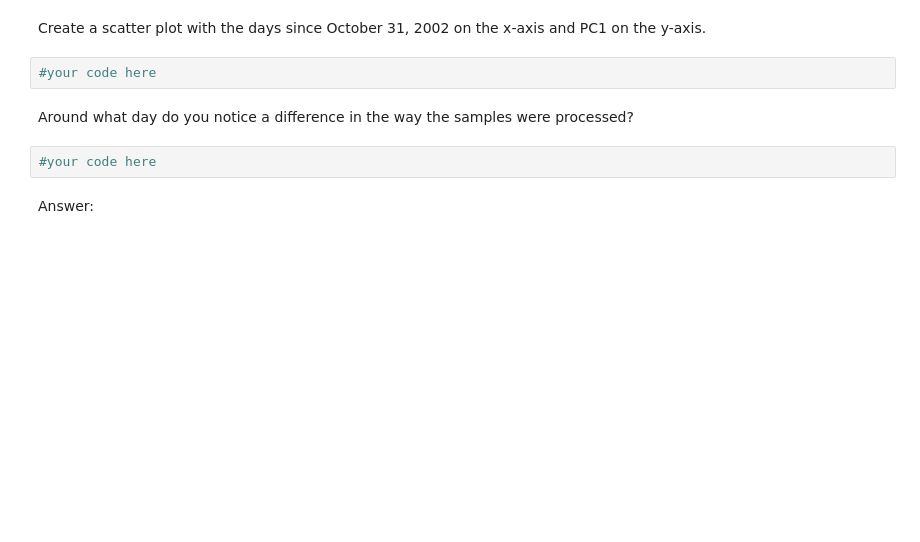
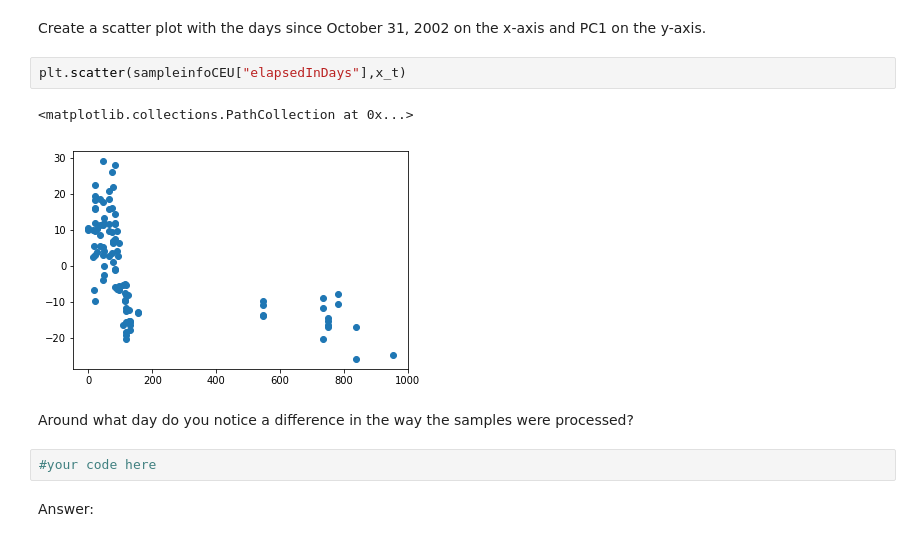
Before and after one commit to StevenDalderop/2014, a Jupyter notebook: homework/HW2.ipynb, the cells around one changed output. Saved outputs shown, nothing was run; the diff lists cells and outputs as text; blank space fills up the shorter version.

```diff
--- a/homework/HW2.ipynb
+++ b/homework/HW2.ipynb
@@ -219,7 +257,10 @@ Create a histogram using the values from PC1.  Use a bin size of 25.
 # %% [markdown]
 Create a scatter plot with the days since October 31, 2002 on the x-axis and PC1 on the y-axis.
-# %%
-#your code here
+# %%
+plt.scatter(sampleinfoCEU["elapsedInDays"],x_t)
+# %% [output]
+<matplotlib.collections.PathCollection at 0x...>
+[figure, added]
 # %% [markdown]
 Around what day do you notice a difference in the way the samples were processed?
 # %%
```
Also changed, not shown: parts of 27 cells of this notebook, 1 other file.
